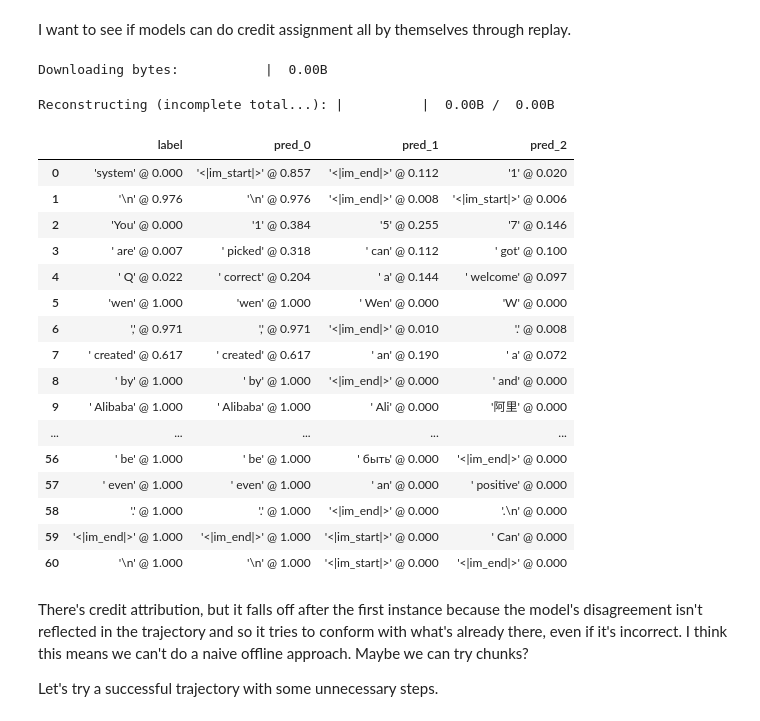
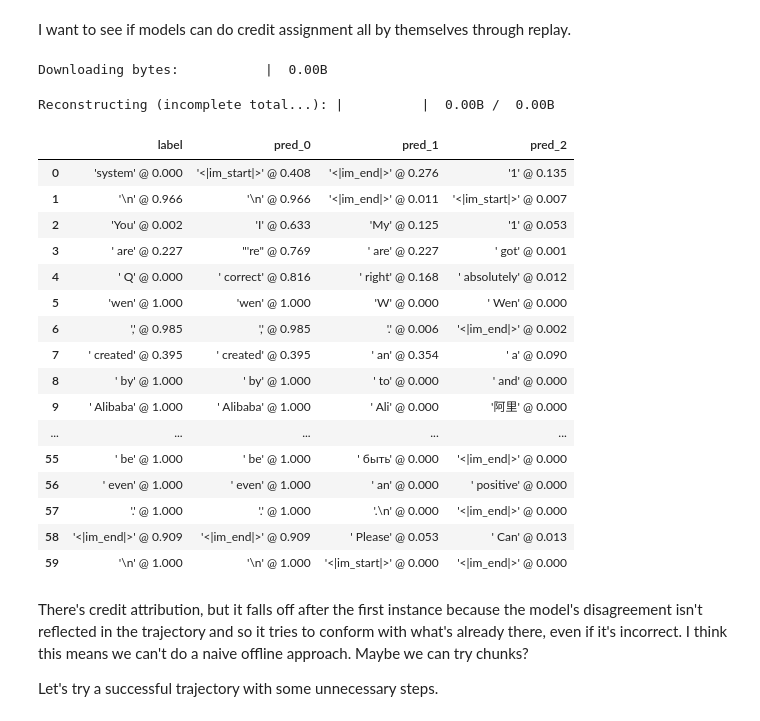
Before and after one commit to EthanKim8683/Machine-Learning, a Jupyter notebook: ocsd/experiment.ipynb, the cells around one changed output. Saved outputs shown, nothing was run; the diff lists cells and outputs as text; code cells hidden in the pictures.

```diff
--- a/ocsd/experiment.ipynb
+++ b/ocsd/experiment.ipynb
@@ -22,50 +22,50 @@ def ocsd(messages):
     rows = []
     for i in range(len(labels)):
         def cell(id):
             token = tokenizer.decode([id.tolist()], skip_special_tokens=False)
             return f"{token!r} @ {probs[i, id]:.3f}"
 
         row = {"label": cell(labels[i])}
         for j, pred_id in enumerate(pred_ids[i]):
             row[f"pred_{j}"] = cell(pred_id)
         rows.append(row)
     df = pd.DataFrame(rows)
     return df
 
 ocsd([
     {
         "role": "user",
         "content": "Pick two numbers."
     },
     {
         "role": "assistant",
         "content": "2 and 3."
     },
     {
         "role": "user",
-        "content": "Pick again! The first number must be odd and the second number must be even."
+        "content": "Incorrect! The first number must be odd and the second number must be even."
     }
 ])
 # %% [output]
 Downloading bytes:           |  0.00B
 Reconstructing (incomplete total...): |          |  0.00B /  0.00B
 |  | label | pred_0 | pred_1 | pred_2 |
-| 0 | 'system' @ 0.000 | '<|im_start|>' @ 0.857 | '<|im_end|>' @ 0.112 | '1' @ 0.020 |
-| 1 | '\n' @ 0.976 | '\n' @ 0.976 | '<|im_end|>' @ 0.008 | '<|im_start|>' @ 0.006 |
-| 2 | 'You' @ 0.000 | '1' @ 0.384 | '5' @ 0.255 | '7' @ 0.146 |
-| 3 | ' are' @ 0.007 | ' picked' @ 0.318 | ' can' @ 0.112 | ' got' @ 0.100 |
-| 4 | ' Q' @ 0.022 | ' correct' @ 0.204 | ' a' @ 0.144 | ' welcome' @ 0.097 |
-| 5 | 'wen' @ 1.000 | 'wen' @ 1.000 | ' Wen' @ 0.000 | 'W' @ 0.000 |
-| 6 | ',' @ 0.971 | ',' @ 0.971 | '<|im_end|>' @ 0.010 | '.' @ 0.008 |
-| 7 | ' created' @ 0.617 | ' created' @ 0.617 | ' an' @ 0.190 | ' a' @ 0.072 |
-| 8 | ' by' @ 1.000 | ' by' @ 1.000 | '<|im_end|>' @ 0.000 | ' and' @ 0.000 |
+| 0 | 'system' @ 0.000 | '<|im_start|>' @ 0.408 | '<|im_end|>' @ 0.276 | '1' @ 0.135 |
+| 1 | '\n' @ 0.966 | '\n' @ 0.966 | '<|im_end|>' @ 0.011 | '<|im_start|>' @ 0.007 |
+| 2 | 'You' @ 0.002 | 'I' @ 0.633 | 'My' @ 0.125 | '1' @ 0.053 |
+| 3 | ' are' @ 0.227 | "'re" @ 0.769 | ' are' @ 0.227 | ' got' @ 0.001 |
+| 4 | ' Q' @ 0.000 | ' correct' @ 0.816 | ' right' @ 0.168 | ' absolutely' @ 0.012 |
+| 5 | 'wen' @ 1.000 | 'wen' @ 1.000 | 'W' @ 0.000 | ' Wen' @ 0.000 |
+| 6 | ',' @ 0.985 | ',' @ 0.985 | '.' @ 0.006 | '<|im_end|>' @ 0.002 |
+| 7 | ' created' @ 0.395 | ' created' @ 0.395 | ' an' @ 0.354 | ' a' @ 0.090 |
+| 8 | ' by' @ 1.000 | ' by' @ 1.000 | ' to' @ 0.000 | ' and' @ 0.000 |
 | 9 | ' Alibaba' @ 1.000 | ' Alibaba' @ 1.000 | ' Ali' @ 0.000 | '阿里' @ 0.000 |
 | ... | ... | ... | ... | ... |
-| 56 | ' be' @ 1.000 | ' be' @ 1.000 | ' быть' @ 0.000 | '<|im_end|>' @ 0.000 |
-| 57 | ' even' @ 1.000 | ' even' @ 1.000 | ' an' @ 0.000 | ' positive' @ 0.000 |
-| 58 | '.' @ 1.000 | '.' @ 1.000 | '<|im_end|>' @ 0.000 | '.\n' @ 0.000 |
-| 59 | '<|im_end|>' @ 1.000 | '<|im_end|>' @ 1.000 | '<|im_start|>' @ 0.000 | ' Can' @ 0.000 |
-| 60 | '\n' @ 1.000 | '\n' @ 1.000 | '<|im_start|>' @ 0.000 | '<|im_end|>' @ 0.000 |
+| 55 | ' be' @ 1.000 | ' be' @ 1.000 | ' быть' @ 0.000 | '<|im_end|>' @ 0.000 |
+| 56 | ' even' @ 1.000 | ' even' @ 1.000 | ' an' @ 0.000 | ' positive' @ 0.000 |
+| 57 | '.' @ 1.000 | '.' @ 1.000 | '.\n' @ 0.000 | '<|im_end|>' @ 0.000 |
+| 58 | '<|im_end|>' @ 0.909 | '<|im_end|>' @ 0.909 | ' Please' @ 0.053 | ' Can' @ 0.013 |
+| 59 | '\n' @ 1.000 | '\n' @ 1.000 | '<|im_start|>' @ 0.000 | '<|im_end|>' @ 0.000 |
 # %% [markdown]
 There's credit attribution, but it falls off after the first instance because the model's disagreement isn't reflected in the trajectory and so it tries to conform with what's already there, even if it's incorrect. I think this means we can't do a naive offline approach. Maybe we can try chunks?
 
```
Also changed, not shown: parts of 10 cells of this notebook.
